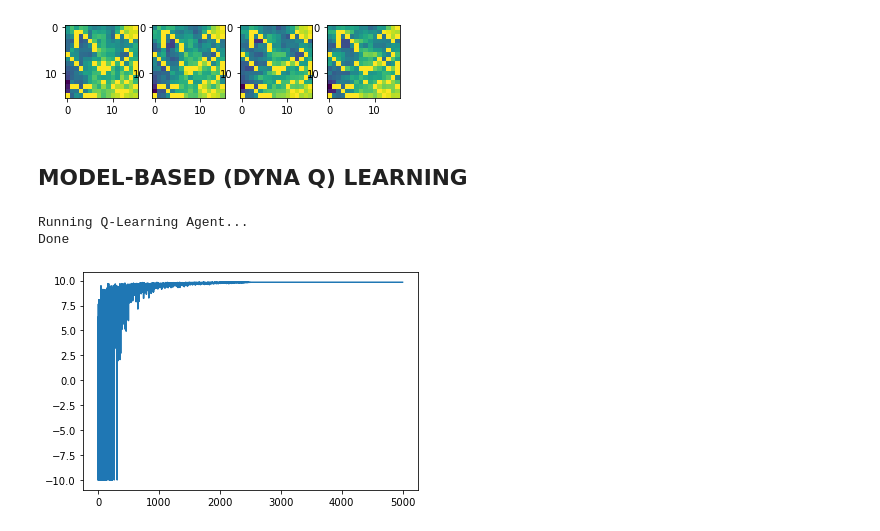
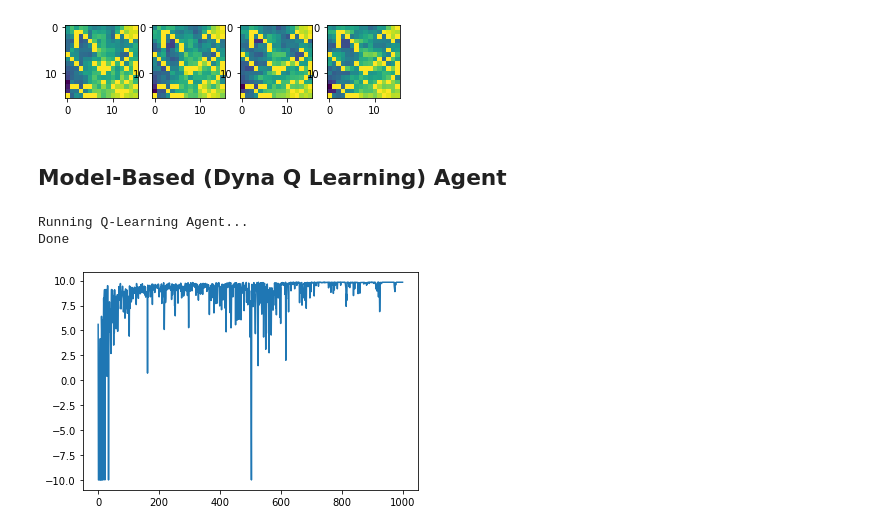
Before and after one commit to christina-acquah/Reinforcement-Learning, a Jupyter notebook: Reinforcement Learning Main Project.ipynb, the cells around one changed output. Cells and saved outputs as stored; diff of their text form; code cells hidden in the pictures.

Commit message:
reload

```diff
--- a/Reinforcement Learning Main Project.ipynb
+++ b/Reinforcement Learning Main Project.ipynb
@@ -69,20 +69,21 @@ for i in range(env.nactions):
     ax[i].imshow(q_snapshot[index][:,i].reshape(n_rows,n_cols))
 # %% [output]
 [figure]
-# %% [markdown]
-## MODEL-BASED (DYNA Q) LEARNING
+# %% [markdown]
+## Model-Based (Dyna Q Learning) Agent
 # %%
-modelbased=Dyna_Q_Agent(env.nstates,env.nactions)
+reload(agts)
+modelbased=agts.Dyna_Q_Agent(env.nstates,env.nactions)
 print('Running Q-Learning Agent...')
-dyna_q_rewards,dyna_snapshot = modelbased.navigate(env, num_episodes=number_of_episodes)
+dyna_q_rewards,dyna_snapshot = modelbased.navigate(env,n_steps=5, num_episodes=1000)
 print('Done')
 
 plt.plot(dyna_q_rewards)
 plt.show()
 # %% [output]
 Running Q-Learning Agent...
 Done
-[figure, old version]
+[figure, new version]
 # %%
 index = 20
 fig, ax = plt.subplots(1,env.nactions)
```
Also changed, not shown: parts of 13 cells of this notebook, 1 other file.
